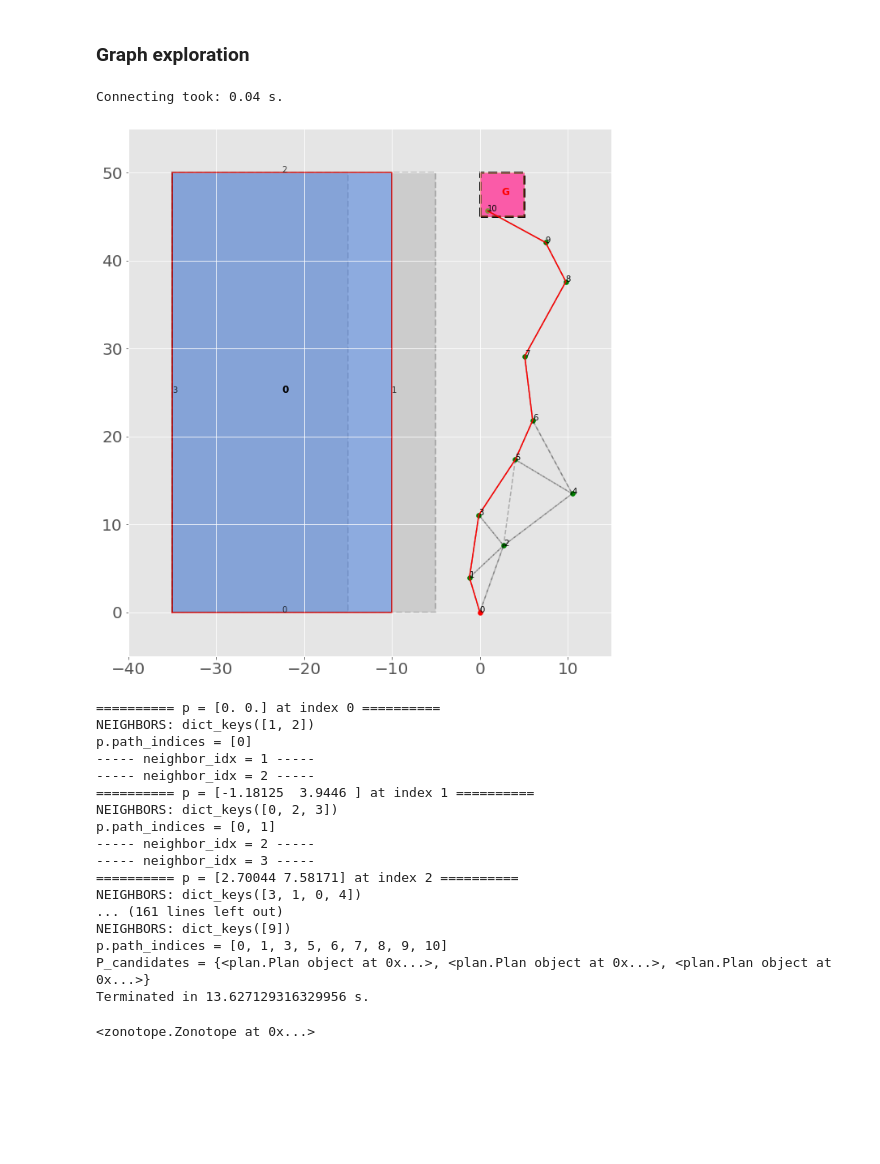
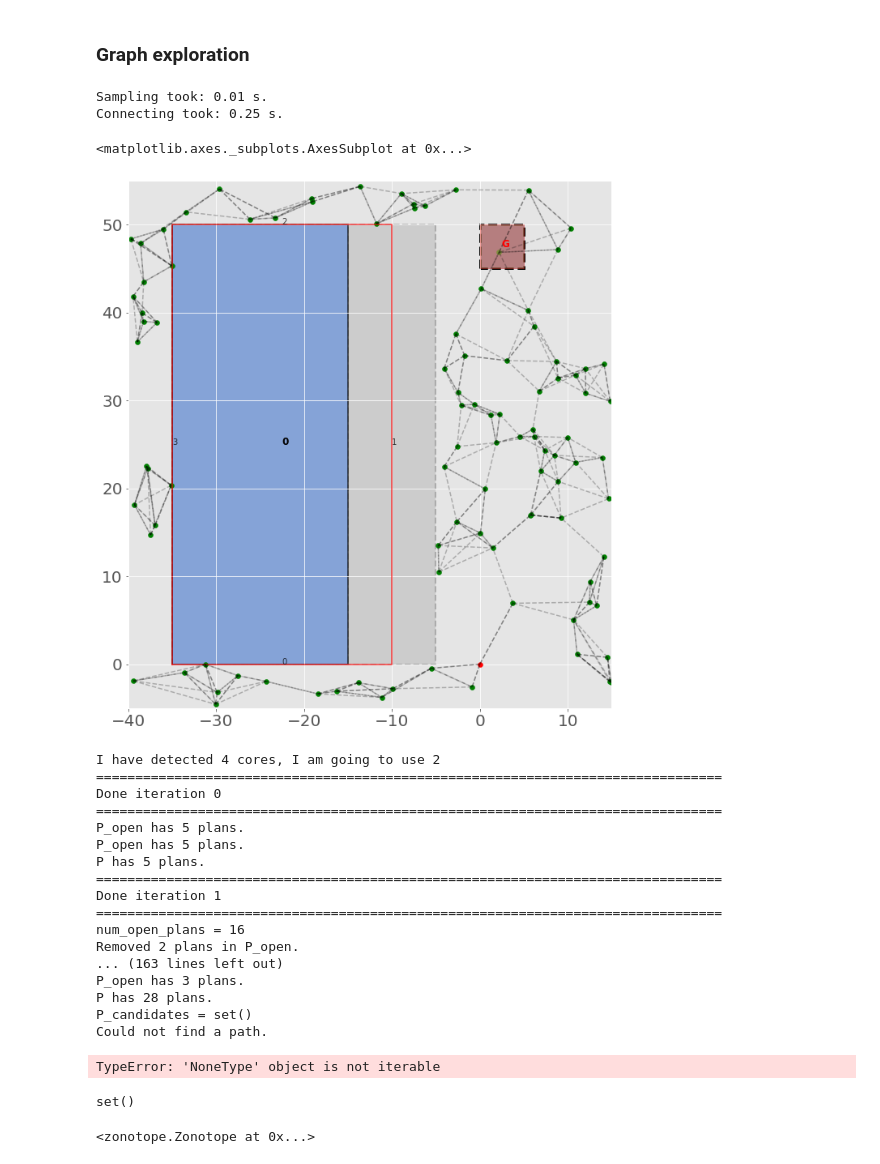
Before and after one commit to zhangvwk/planning-with-map-errors, a Jupyter notebook: environment_examples.ipynb, the cells around one changed output. Cells and saved outputs as stored; diff of their text form; code cells hidden in the pictures; blank space fills up the shorter version.

```diff
--- a/environment_examples.ipynb
+++ b/environment_examples.ipynb
@@ -32,7 +32,7 @@ env = Environment2D(x_lims, y_lims)
 
 rec_0 = Rectangle(0, -35,0,25,50,0)
 rec_0.set_error_bounds(np.array([0,-5,0,0]), np.array([0,5,0,0]))
-# rec_0.set_actual_errors(np.array([0,-5,0,0]))
+rec_0.set_actual_errors(np.array([0,-5,0,0]))
 # rec_0.set_actual_errors(np.array([0,5,0,0]))
 fig, ax = plt.subplots()
 env.add_rectangles([rec_0])
@@ -65,38 +65,40 @@ g = Graph(x0, x_range, env, lqr_planner)
 g.clear()
 # %%
 samples_all = np.load("samples.dat", allow_pickle=True)
-samples_manual = []
-for i in [0,22,8,17,18,23,13,47,10,29,11]:
+# samples_manual = []
+# # # for i in [0,22,8,17,18,23,13,47,10,29,11]:
 # for i in [0,8,18,13,47,10,29,11]:
-    samples_manual.append(samples_all[i,:2])
-samples_manual = np.array(samples_manual)
-g.set_samples(samples_manual)
-# g.set_samples(samples_all)
+#     samples_manual.append(samples_all[i,:2])
+# samples_manual = np.array(samples_manual)
+# g.set_samples(samples_manual)
+g.set_samples(samples_all)
 # %%
-g.build(50, r=10, max_neighbors=4, tol=tol)
+g.build(nsamples, r=10, max_neighbors=None, tol=tol)
 # %% [output]
-Connecting took: 0.04 s.
+Sampling took: 0.01 s.
+Connecting took: 0.25 s.
 # %%
 scaling_factors = [6,5,4,3,2,1]
 fig, ax = plt.subplots()
 goal_region = Rectangle(-1, 0,45,5,5,0)
-g.plot(ax=ax, show_idx=True)
+g.plot(ax=ax, show_idx=False)
 goal_region.plot(ax=ax,as_goal=True)
 goal_region.as_poly["original"].plot(ax=ax)
-PlotTools.plot_traj(g.indices2path(plan_found.path_indices))
+# PlotTools.plot_traj(g.indices2path(plan_found.path_indices))
 # plans_9[0].Xk_full.plot(ax=ax, scaling_factors=scaling_factors)
 # Xks[0].plot(ax=ax, scaling_factors=scaling_factors)
 # Xks_6[1].plot(ax=ax, scaling_factors=scaling_factors)
 # plan_found.Xk_full.plot(ax=ax, scaling_factors=scaling_factors)
 
 # config=bitarray('0100')
 # env.rectangles[0].to_zonotope(frozenbitarray(config)).plot(ax=ax, scaling_factors=scaling_factors)
 
 # list(searcher.P[2])[0].Xk_full.plot(ax=ax, scaling_factors=scaling_factors)
 # list(searcher.P[2])[1].Xk_full.plot(ax=ax, scaling_factors=scaling_factors)
 # Xk_full_dominated.plot(ax=ax, scaling_factors=scaling_factors)
 # %% [output]
+<matplotlib.axes._subplots.AxesSubplot at 0x...>
-[figure, old version]
+[figure, new version]
 # %%
 horizon = 60
 kmax = PlanUtils.get_kmax(dt, horizon)
@@ -110,23 +112,28 @@ t1=time.time()
 P_candidates, plan_found = searcher.explore(1.0)
 print("Terminated in {} s.".format(time.time()-t1))
 # %% [output]
-========== p = [0. 0.] at index 0 ==========
-NEIGHBORS: dict_keys([1, 2])
-p.path_indices = [0]
------ neighbor_idx = 1 -----
------ neighbor_idx = 2 -----
-========== p = [-1.18125  3.9446 ] at index 1 ==========
-NEIGHBORS: dict_keys([0, 2, 3])
-p.path_indices = [0, 1]
------ neighbor_idx = 2 -----
------ neighbor_idx = 3 -----
-========== p = [2.70044 7.58171] at index 2 ==========
-NEIGHBORS: dict_keys([3, 1, 0, 4])
-... (161 lines left out)
-NEIGHBORS: dict_keys([9])
-p.path_indices = [0, 1, 3, 5, 6, 7, 8, 9, 10]
-P_candidates = {<plan.Plan object at 0x...>, <plan.Plan object at 0x...>, <plan.Plan object at 0x...>}
-Terminated in 13.627129316329956 s.
+I have detected 4 cores, I am going to use 2
+================================================================================
+Done iteration 0
+================================================================================
+P_open has 5 plans.
+P_open has 5 plans.
+P has 5 plans.
+================================================================================
+Done iteration 1
+================================================================================
+num_open_plans = 16
+Removed 2 plans in P_open.
+... (163 lines left out)
+P_open has 3 plans.
+P has 28 plans.
+P_candidates = set()
+Could not find a path.
+TypeError: 'NoneType' object is not iterable
+# %%
+searcher.P[29]
+# %% [output]
+set()
 # %%
 Xks = plan_found.get_Xks()
 # %%
```
Also changed, not shown: parts of 4 cells of this notebook, 3 other files.
